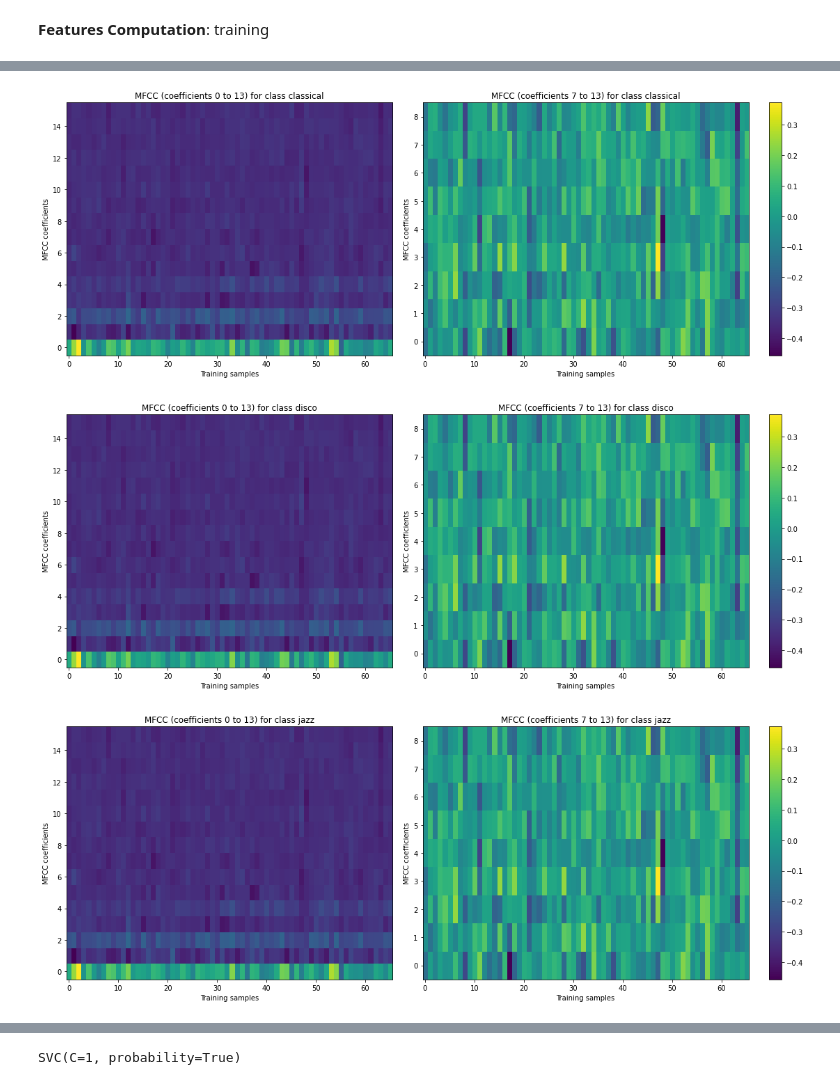
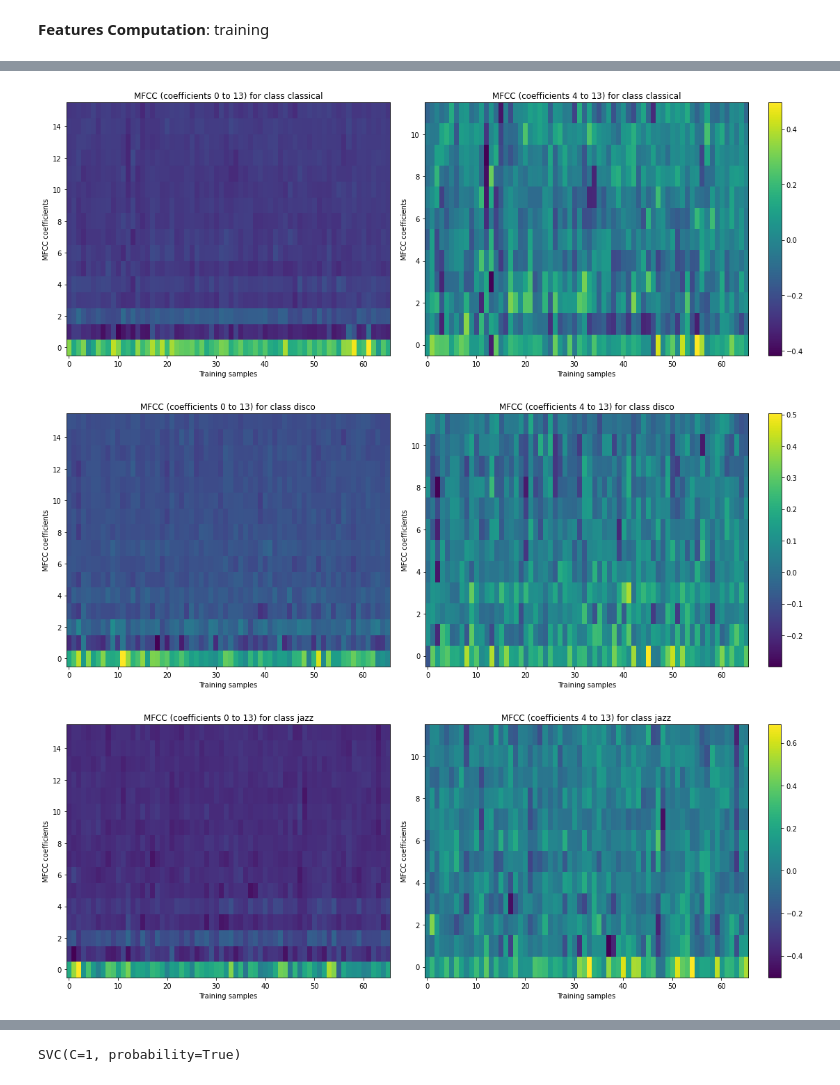
Before and after one commit to enricovalente23/CMLS-Homework-1-Group-8, a Jupyter notebook: Homework1.ipynb, the cells around one changed output, grey strips where cells are left out. Saved outputs shown, nothing was run; the diff lists cells and outputs as text; code cells hidden in the pictures.

```diff
--- a/Homework1.ipynb
+++ b/Homework1.ipynb
@@ -61,21 +66,24 @@ print(np.shape(audiofiles));
 # %%
 classes = ['classical', 'disco', 'jazz', 'country']
 n_mfcc = 16
-dict_train_features = {'classical': [], 'disco': [], 'jazz': [], 'country': []}
+n_chroma = 12
+dict_train_features_mfcc = {'classical': [], 'disco': [], 'jazz': [], 'country': []}
 
 for c in classes:
-    #train_root = 'genres/{}/'.format(c)           <--- split genres into subfolders before doing this
-    train_root = 'genres/jazz/train/'.format(c)    #only for jazz genre
+    train_root = 'genres/{}/train/'.format(c)
     class_train_files = [f for f in os.listdir(train_root) if f.endswith('.wav')]
     n_train_samples = len(class_train_files)
 
-    train_features = np.zeros((n_train_samples, n_mfcc))
+    train_features_mfcc = np.zeros((n_train_samples, n_mfcc))
+    train_features_chroma = np.zeros((n_train_samples, n_chroma))
 
     for index, f in enumerate(class_train_files):
         audio, fs = librosa.load(os.path.join(train_root, f), sr=None)
         mfcc = compute_mfcc(audio, fs, n_mfcc)
-        train_features[index, :] = np.mean(mfcc, axis=1)
 
-    dict_train_features[c] = train_features
+        chroma_stft = librosa.feature.chroma_stft(y=audio, sr=fs)
 
-    print(np.shape(train_features))
+        train_features_mfcc[index, :] = np.mean(mfcc, axis=1)
+        train_features_chroma[index, :] = np.mean(chroma_stft, axis=1)
+
+    dict_train_features_mfcc[c] = train_features_mfcc        #3D matrix of for each genre (genre*coefficient*sample)
@@ -87,16 +99,21 @@ for c in classes:
 # %%
-dict_test_features = {'classical': [], 'disco': [], 'jazz': [], 'country': []}
+dict_test_features_mfcc = {'classical': [], 'disco': [], 'jazz': [], 'country': []}
 
 for c in classes:
-    test_root = 'genres/jazz/test/'.format(c)
+    test_root = 'genres/{}/test/'.format(c)
     class_test_files = [f for f in os.listdir(test_root) if f.endswith('.wav')]
     n_test_samples = len(class_test_files)
 
-    test_features = np.zeros((n_test_samples, n_mfcc))
+    test_features_mfcc = np.zeros((n_test_samples, n_mfcc))
+    test_features_chroma = np.zeros((n_test_samples, n_chroma))
+
     for index, f in enumerate(class_test_files):
         audio, fs = librosa.load(os.path.join(test_root, f), sr=None)
         mfcc = compute_mfcc(audio, fs, n_mfcc)
-        test_features[index, :] = np.mean(mfcc, axis=1)
-    dict_test_features[c] = test_features
 
-    print(np.shape(test_features));
+        chroma_stft = librosa.feature.chroma_stft(y=audio, sr=fs)
+
+        test_features_mfcc[index, :] = np.mean(mfcc, axis=1)
+        test_features_chroma[index, :] = np.mean(chroma_stft, axis=1)
+
+    dict_test_features_mfcc[c] = test_features_mfcc         #3D matrix of for each genre (genre*coefficient*sample)
@@ -108,28 +146,29 @@ for c in classes:
 # %%
 #Better understanding of this!!
 #Maybe choose another plotting method
 
 for c in classes:
-    mfcc = dict_train_features[c].transpose()
+    mfcc = dict_train_features_mfcc[c].transpose()
+
     # Visualization
     fig = plt.figure(figsize=(16, 6))
     plt.subplot(1,2,1)
     plt.imshow(mfcc, origin='lower', aspect='auto')
     plt.xlabel('Training samples')
     plt.ylabel('MFCC coefficients')
     plt.title('MFCC (coefficients 0 to 13) for class {}'.format(c))
     plt.colorbar()
     plt.tight_layout()
 
-    mfcc_upper = mfcc[7:]
+    mfcc_upper = mfcc[4:]
     plt.subplot(1,2,2)
     plt.imshow(mfcc_upper, origin='lower', aspect='auto')
-    plt.title('MFCC (coefficients 7 to 13) for class {}'.format(c))
+    plt.title('MFCC (coefficients 4 to 13) for class {}'.format(c))
     plt.xlabel('Training samples')
     plt.ylabel('MFCC coefficients')
     plt.colorbar()
     plt.tight_layout()
 # %% [output]
-[figure, old version]
+[figure, new version]
-[figure, old version]
+[figure, new version]
-[figure, old version]
+[figure, new version]
```
Also changed, not shown: parts of 17 cells of this notebook.
